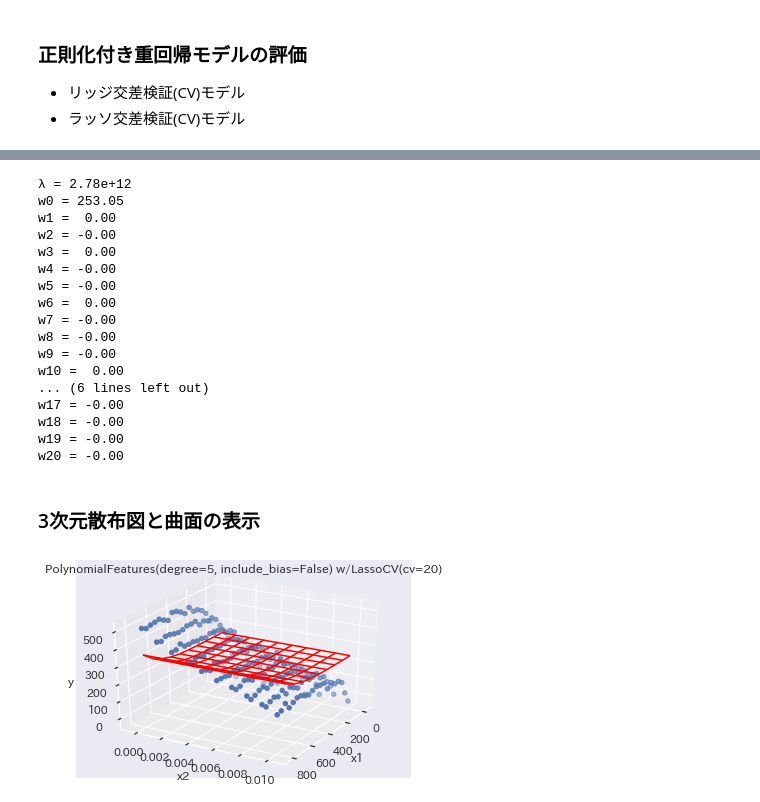
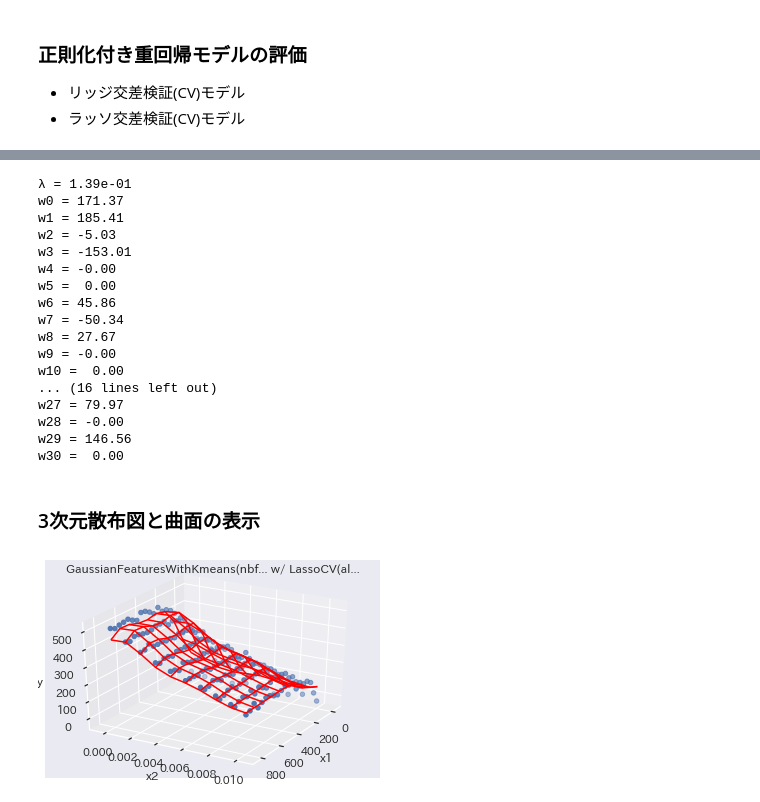
Before and after one commit to msiplab/EicEngLabIV, a Jupyter notebook: example01_04.ipynb, the cells around one changed output, grey strips where cells are left out. Saved outputs shown, nothing was run; the diff lists cells and outputs as text; code cells hidden in the pictures.

```diff
--- a/example01_04.ipynb
+++ b/example01_04.ipynb
@@ -343,7 +343,7 @@ class GaussianFeaturesWithKmeans(BaseEstimator, TransformerMixin):
 - リッジ交差検証(CV)モデル
 - ラッソ交差検証(CV)モデル
 # %%
-from sklearn.linear_model import RidgeCV, LassoCV, Rigde, Lasso
+from sklearn.linear_model import RidgeCV, LassoCV, Ridge, Lasso
 from sklearn.preprocessing import PolynomialFeatures
 from sklearn.metrics import mean_squared_error
 
@@ -351,25 +351,23 @@ from sklearn.metrics import mean_squared_error
 isLasso = True # False の場合はリッジ回帰を選択
 
 # RFB重回帰の選択
-isRBF = not True # False の場合は多項式重回帰を選択
-width_factor = 1.0 # ガウス関数の広さ
-
-
+isRBF = True # False の場合は多項式重回帰を選択
+width_factor = 4.0 # ガウス関数の広さ
 
 # 正則化法の選択
 if isLasso: # ラッソ正則化交差検証(CV)モデル
-    reg = LassoCV()
+    reg = LassoCV(alphas=np.logspace(-8,2,50))
 else: # リッジ正則化交差検証(CV)モデル
-    reg = RidgeCV()
+    reg = RidgeCV(alphas=np.logspace(-8,2,50))
 
 # 基底展開法の特徴量を選択
 if isRBF: # RBF単回帰モデル
     # 評価する基底数の最大値（回帰分析が不安定になるときは値を減らして試す）
-    maxdeg = 5
+    maxdeg = 30
     phi = GaussianFeaturesWithKmeans(nbfs=maxdeg,width_factor=width_factor)
 else: # 多項式単回帰モデル
     # 評価する基底数の最大値（回帰分析が不安定になるときは値を減らして試す）
-    maxdeg = 5
+    maxdeg = 10
     phi = PolynomialFeatures(degree=maxdeg,include_bias=False)
 
 # 基底展開重回帰モデルのインスタンス生成
@@ -400,40 +409,40 @@ for idx in range(0,nCoefs-1):
         w = regmp[1].coef_[0][idx]
     print("w{0:d} = {1:5.2f} ".format(idx+1,w))
 # %% [output]
-λ = 2.78e+12
-w0 = 253.05
-w1 =  0.00
-w2 = -0.00
-w3 =  0.00
+λ = 1.39e-01
+w0 = 171.37
+w1 = 185.41
+w2 = -5.03
+w3 = -153.01
 w4 = -0.00
-w5 = -0.00
-w6 =  0.00
-w7 = -0.00
-w8 = -0.00
+w5 =  0.00
+w6 = 45.86
+w7 = -50.34
+w8 = 27.67
 w9 = -0.00
 w10 =  0.00
-... (6 lines left out)
-w17 = -0.00
-w18 = -0.00
-w19 = -0.00
-w20 = -0.00
+... (16 lines left out)
+w27 = 79.97
+w28 = -0.00
+w29 = 146.56
+w30 =  0.00
 # %% [markdown]
 ### 3次元散布図と曲面の表示
 # %%
 # 回帰曲面をプロット
 fig = plt.figure()
 ax = plt.axes(projection='3d')
 yfit = regmp.predict(Xfit).reshape(xfit1.shape)
 ax.scatter(x1,x2,y)
 ax.plot_wireframe(xfit1,xfit2,yfit, color = 'red')
-ax.set_title("{0} w/{1}".format(regmp[0],regmp[1]))
+ax.set_title("{0}... w/ {1}...".format(str(regmp[0])[:30],str(regmp[1])[:10]))
 ax.set_xlabel('x1')
 ax.set_ylabel('x2')
 ax.set_zlabel('y')
 ax.set_xlim([minx1-0.1*rx1,maxx1+0.1*rx1])
 ax.set_ylim([minx2-0.1*rx2,maxx2+0.1*rx2])
 ax.view_init(elev=30,azim=30) # 見やすいように設定
 ax.grid(True)
 plt.show()
 # %% [output]
-[figure, old version]
+[figure, new version]
```
Also changed, not shown: parts of 2 cells of this notebook.
